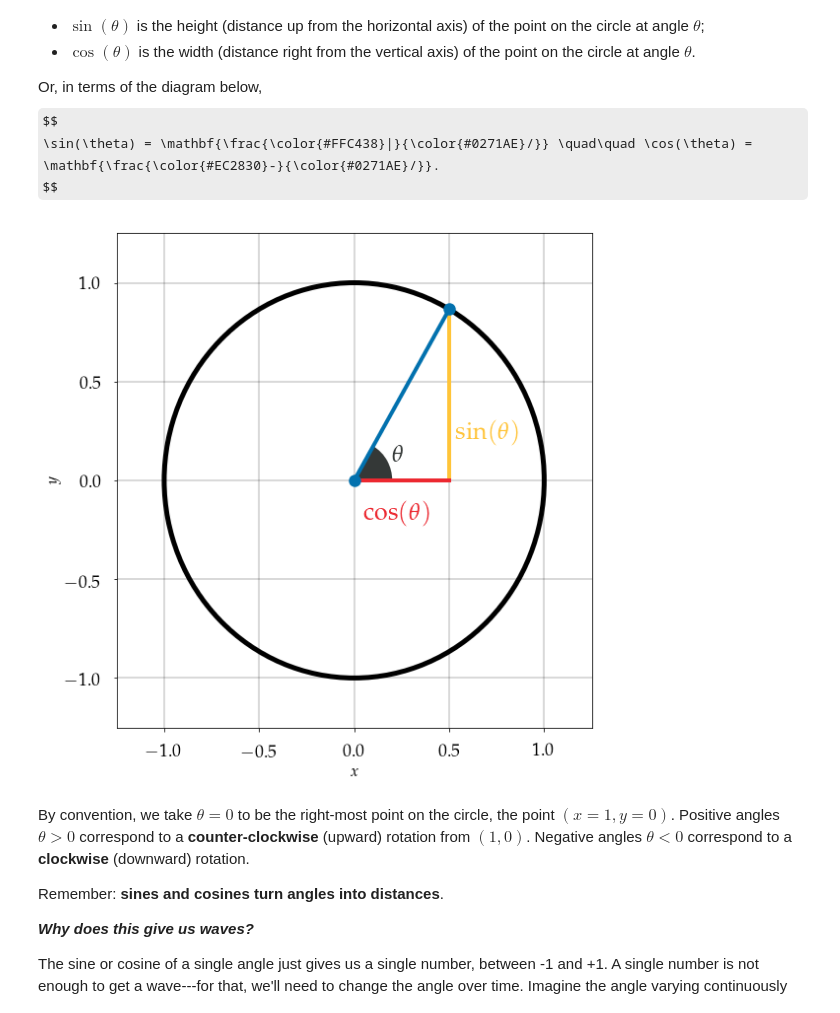
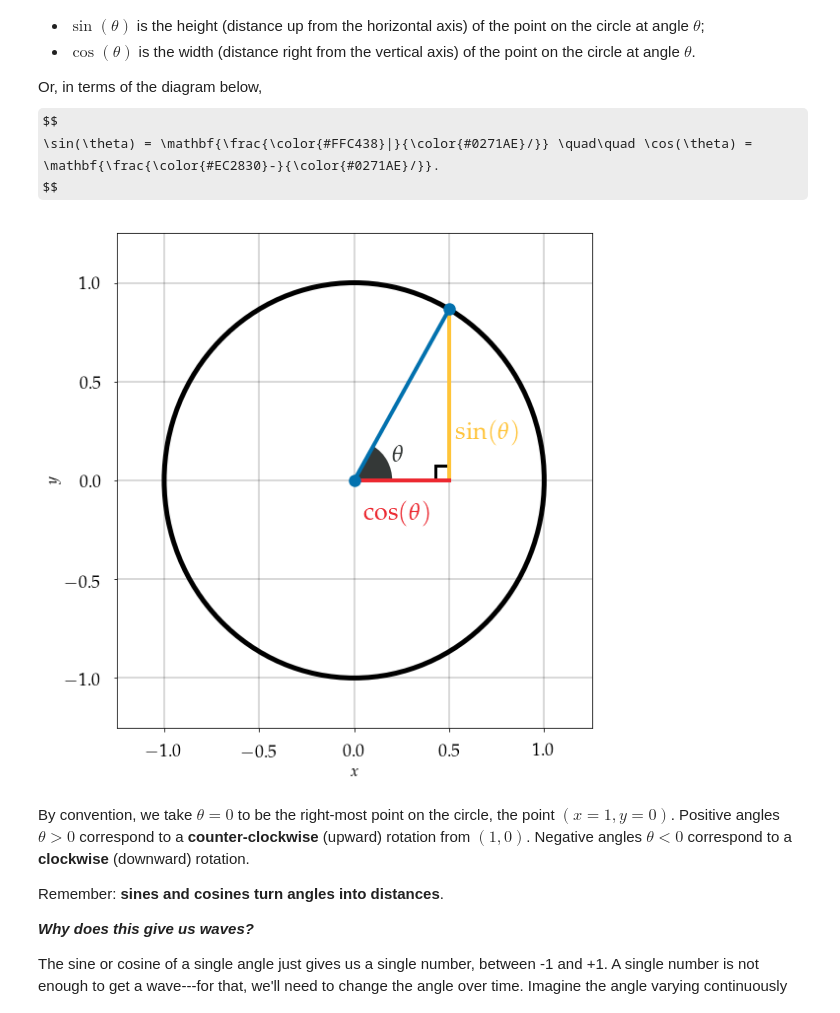
Before and after one commit to bmcfee/dstbook, a Jupyter notebook: content/ch01/Waves.ipynb, the cells around one changed output. Saved outputs shown, nothing was run; the diff lists cells and outputs as text; code cells hidden in the pictures; some formulas as TeX source.

```diff
--- a/content/ch01/Waves.ipynb
+++ b/content/ch01/Waves.ipynb
@@ -235,34 +235,35 @@ $$
 # %%
 # Plot a circle, inscribed right triangle, angle, and sine and cosine markers
 plt.figure()
 
 ax = plt.gca()
 
 angle = np.pi / 3
 x, y = np.cos(angle), np.sin(angle)
 
 circ = patches.Ellipse((0, 0), 2, 2, edgecolor='k', linewidth=5, fill=False)
 
 plt.text(0.53, 0.21, r'$\sin(\theta)$', size=25, color=colors[2])
 plt.plot([x, x], [0, y], linewidth=4, color=colors[2])
 
 plt.text(0.05, -0.2, r'$\cos(\theta)$', size=25, color=colors[1])
 plt.plot([0, x], [0, 0], color=colors[1])
 
 plt.plot([0, x], [0, y], marker='.', markersize=25, linewidth=4)
 
 arc = patches.Wedge((0, 0), 0.2, theta1=0, theta2=angle * 180 / np.pi, facecolor=colors[3])
 plt.text(0.2, 0.1, r'$\theta$', size=25, color=colors[3])
-
+right = patches.Rectangle((x, 0), -0.075, 0.075, edgecolor='k', facecolor='w', linewidth=3)
+ax.add_patch(right)
 ax.add_patch(circ)
 ax.add_patch(arc)
 
 plt.xlim([-1.25, 1.25])
 plt.ylim([-1.25, 1.25]);
 plt.xlabel('$x$')
 plt.ylabel('$y$');
 # %% [output]
-[figure, old version]
+[figure, new version]
 # %% [markdown]
 By convention, we take $\theta=0$ to be the right-most point on the circle, the point $(x=1, y=0)$.  Positive angles $\theta > 0$ correspond to a **counter-clockwise** (upward) rotation from $(1, 0)$.  Negative angles $\theta < 0$ correspond to a **clockwise** (downward) rotation.
 
```
Also changed, not shown: parts of 6 cells of this notebook, 10 other files.
